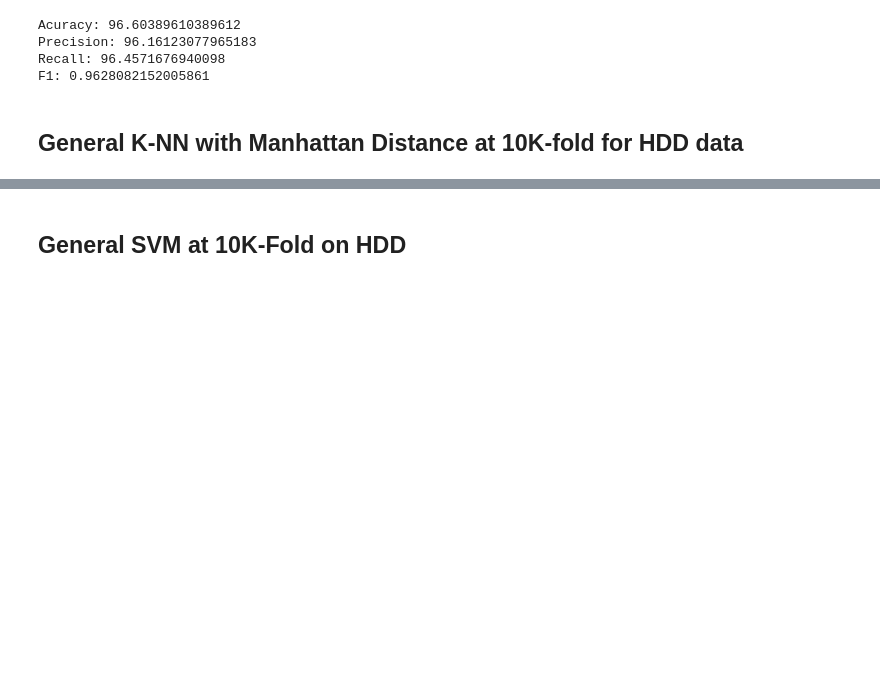
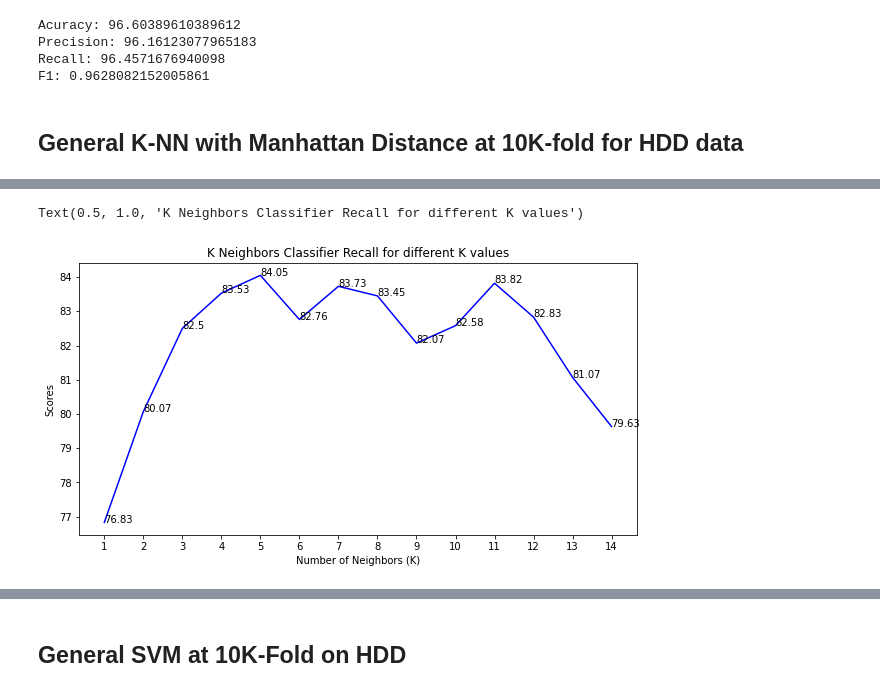
Before and after one commit to Rakib-Ul-Haque/SecureK-NN, a Jupyter notebook: SecureK_NN.ipynb, the cells around one changed output, grey strips where cells are left out. Saved outputs shown, nothing was run; the diff lists cells and outputs as text; code cells hidden in the pictures; blank space fills up the shorter version.

```diff
--- a/SecureK_NN.ipynb
+++ b/SecureK_NN.ipynb
@@ -382,0 +505,13 @@ F1: 0.19426685418565287
+# %%
+#create Graph of rec
+plt.figure(figsize=(10,5))
+plt.plot([k for k in range(1, 15)], krs, color = 'blue')
+for i in range(1,15):
+    plt.text(i, krs[i-1], (krs[i-1]))
+plt.xticks([i for i in range(1, 15)])
+plt.xlabel('Number of Neighbors (K)')
+plt.ylabel('Scores')
+plt.title('K Neighbors Classifier Recall for different K values')
+# %% [output]
+Text(0.5, 1.0, 'K Neighbors Classifier Recall for different K values')
+[figure, added]
```
Also changed, not shown: parts of 20 cells of this notebook.
